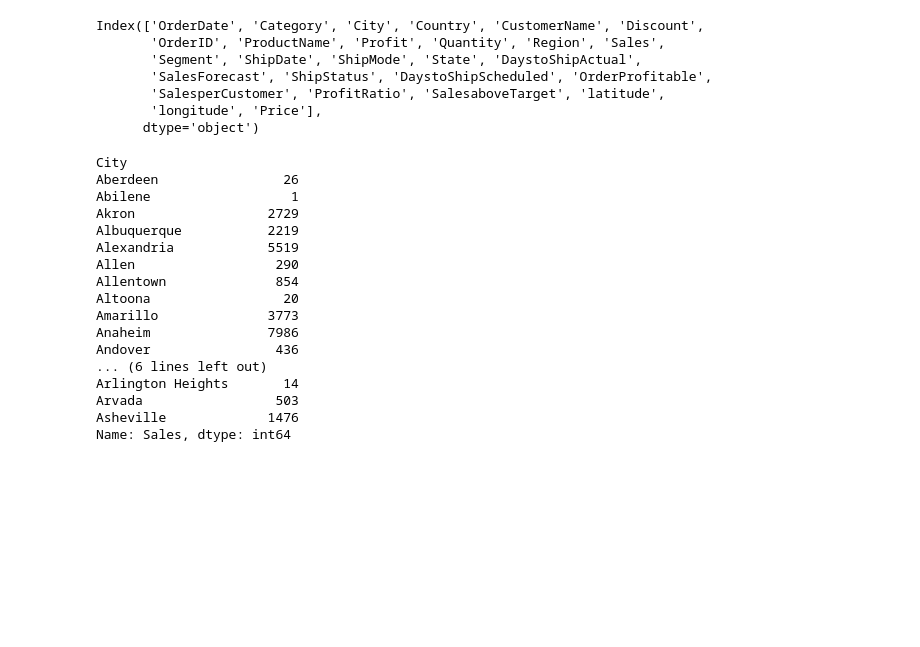
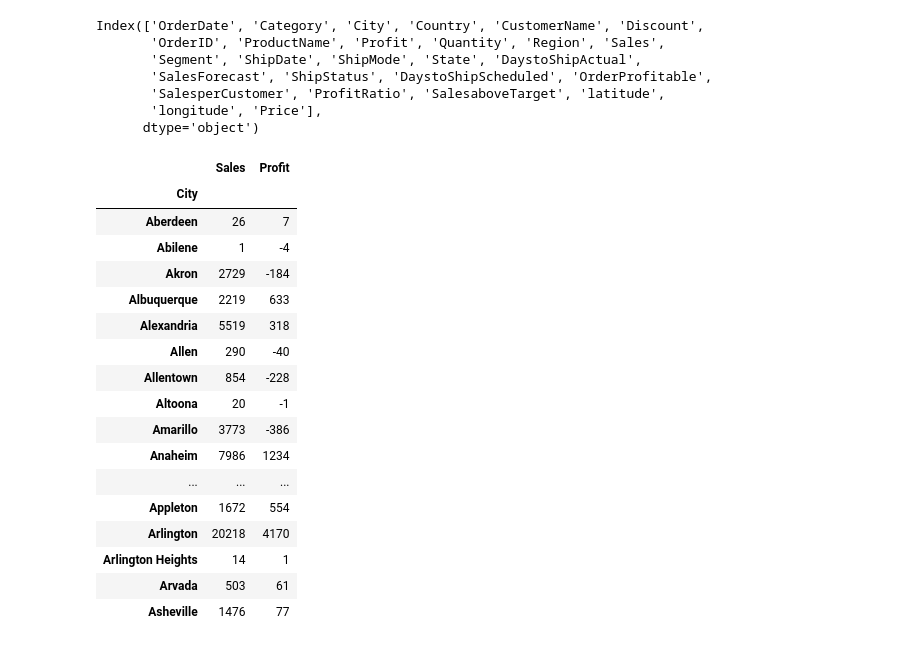
Before and after one commit to AimableHonorable/Data_analysis, a Jupyter notebook: Day1Exercise.ipynb, the cells around one changed output. Cells and saved outputs as stored; diff of their text form; code cells hidden in the pictures; blank space fills up the shorter version.

```diff
--- a/Day1Exercise.ipynb
+++ b/Day1Exercise.ipynb
@@ -180,24 +180,26 @@ Index(['OrderDate', 'Category', 'City', 'Country', 'CustomerName', 'Discount',
 # Select countries, sales, and profit
 selected_columns = sales_data_copy[['City', 'Sales', 'Profit']]
 # %%
-sales_by_city = sales_data_copy.groupby('City')['Sales'].sum()
+# Selecting data grouped by a specific column. In this example we are grouping sales and profit by city
+sales_by_city = sales_data_copy.groupby('City')[['Sales', 'Profit']].sum()
 # %%
-grouped_cities.head(20)
+sales_by_city.head(20)
 # %% [output]
-City
-Aberdeen                26
-Abilene                  1
-Akron                 2729
-Albuquerque           2219
-Alexandria            5519
-Allen                  290
-Allentown              854
-Altoona                 20
-Amarillo              3773
-Anaheim               7986
-Andover                436
-... (6 lines left out)
-Arlington Heights       14
-Arvada                 503
-Asheville             1476
-Name: Sales, dtype: int64
+|  | Sales | Profit |
+| City |  |  |
+| Aberdeen | 26 | 7 |
+| Abilene | 1 | -4 |
+| Akron | 2729 | -184 |
+| Albuquerque | 2219 | 633 |
+| Alexandria | 5519 | 318 |
+| Allen | 290 | -40 |
+| Allentown | 854 | -228 |
+| Altoona | 20 | -1 |
+| Amarillo | 3773 | -386 |
+| Anaheim | 7986 | 1234 |
+| ... | ... | ... |
+| Appleton | 1672 | 554 |
+| Arlington | 20218 | 4170 |
+| Arlington Heights | 14 | 1 |
+| Arvada | 503 | 61 |
+| Asheville | 1476 | 77 |
```
Also changed, not shown: parts of 5 cells of this notebook, 1 other file.
